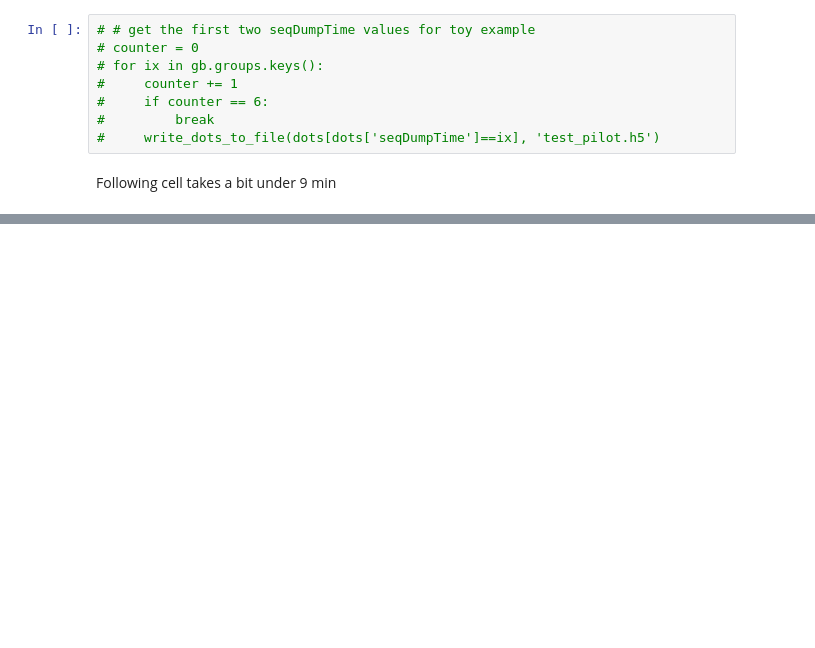
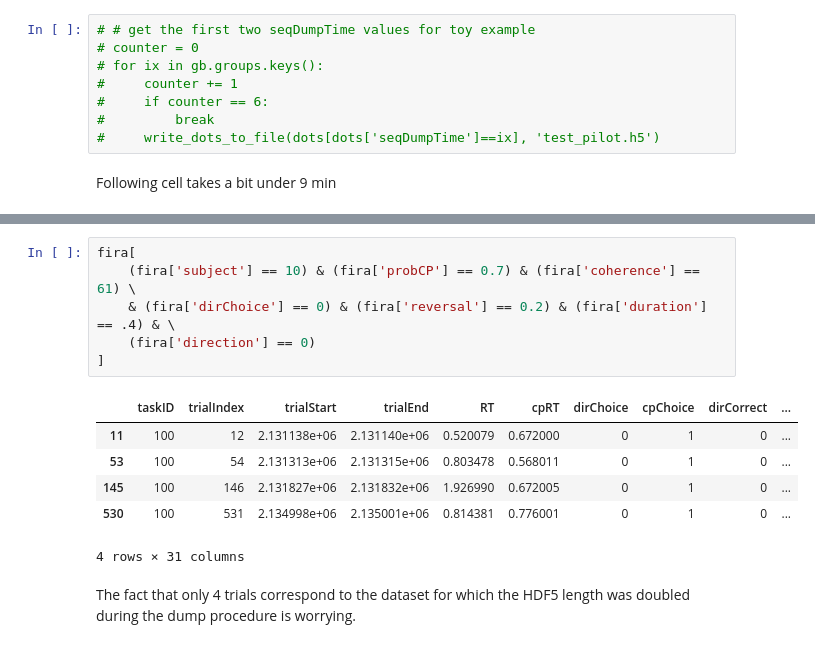
Before and after one commit to aernesto/motion_energy_Adrian, a Jupyter notebook: Python/notebooks/ME_Fall_2019.ipynb, the cells around one changed output, grey strips where cells are left out. Drawn from its saved outputs; the diff is of its cells as text; blank space fills up the shorter version.

```diff
--- a/Python/notebooks/ME_Fall_2019.ipynb
+++ b/Python/notebooks/ME_Fall_2019.ipynb
@@ -366,0 +405,15 @@ doubling length of dset /subj10/probCP0.7/coh61/ansright/CPyes/VD400/right/px in
+# %%
+fira[
+    (fira['subject'] == 10) & (fira['probCP'] == 0.7) & (fira['coherence'] == 61) \
+    & (fira['dirChoice'] == 0) & (fira['reversal'] == 0.2) & (fira['duration'] == .4) & \
+    (fira['direction'] == 0)
+]
+# %% [output]
+|  | taskID | trialIndex | trialStart | trialEnd | RT | cpRT | dirChoice | cpChoice | dirCorrect | ... |
+| 11 | 100 | 12 | 2.131138e+06 | 2.131140e+06 | 0.520079 | 0.672000 | 0 | 1 | 0 | ... |
+| 53 | 100 | 54 | 2.131313e+06 | 2.131315e+06 | 0.803478 | 0.568011 | 0 | 1 | 0 | ... |
+| 145 | 100 | 146 | 2.131827e+06 | 2.131832e+06 | 1.926990 | 0.672005 | 0 | 1 | 0 | ... |
+| 530 | 100 | 531 | 2.134998e+06 | 2.135001e+06 | 0.814381 | 0.776001 | 0 | 1 | 0 | ... |
+4 rows × 31 columns
+# %% [markdown]
+The fact that only 4 trials correspond to the dataset for which the HDF5 length was doubled during the dump procedure is worrying.
```
Also changed, not shown: parts of 4 cells of this notebook, 1 other file.
